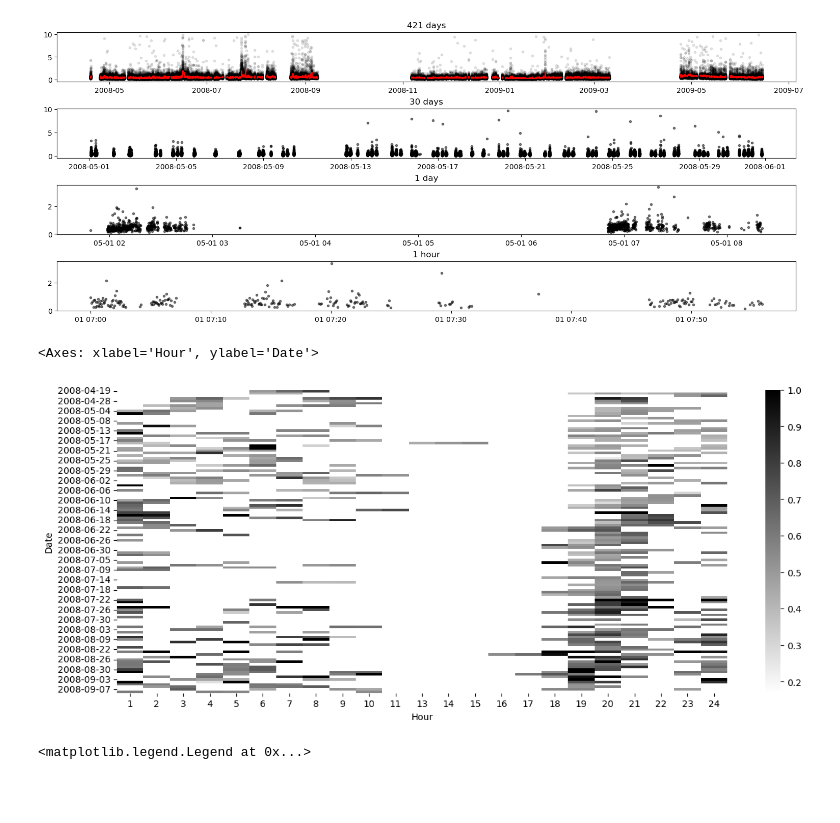
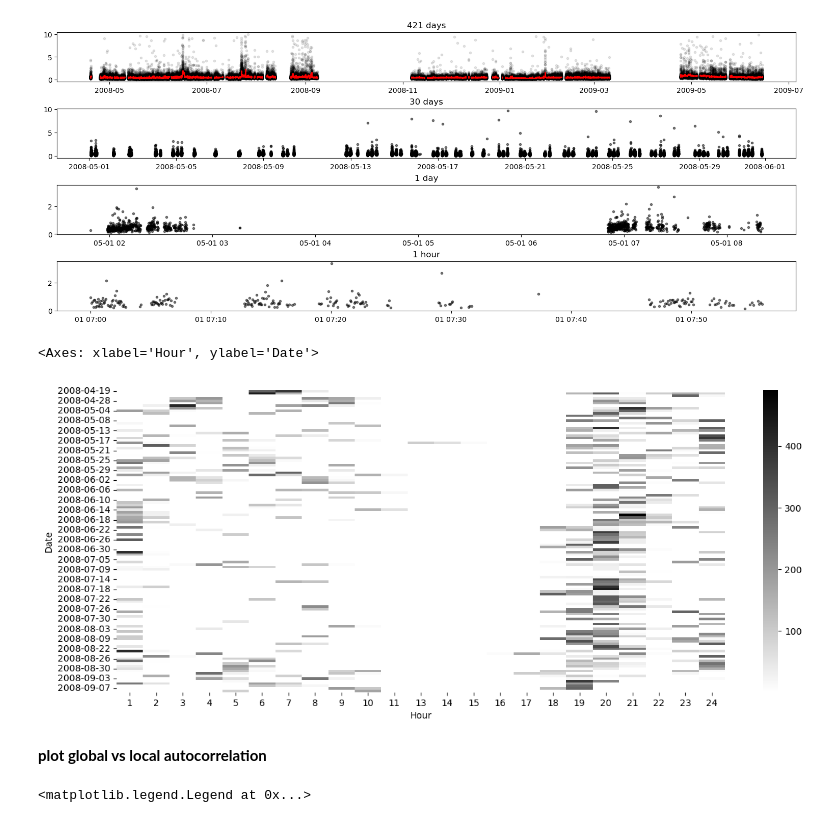
Before and after one commit to griegner/drift-diffusion, a Jupyter notebook: examples/03-reinagel-2013-dataset.ipynb, the cells around one changed output. Cells and saved outputs as stored; diff of their text form; code cells hidden in the pictures; blank space fills up the shorter version.

```diff
--- a/examples/03-reinagel-2013-dataset.ipynb
+++ b/examples/03-reinagel-2013-dataset.ipynb
@@ -98,17 +100,19 @@ axs[3].plot(df.loc["2008-05-01 07"]["RT"], ".", c="k", alpha=0.5)
 # %%
 import seaborn as sns
 
 df_heatmap = (
     df.loc["2008-04":"2008-09"]
     .assign(Date=lambda x: x.index.date, Hour=lambda x: x.index.hour + 1)
-    .pivot_table(index="Date", columns="Hour", values="RT", aggfunc="mean")
+    .pivot_table(index="Date", columns="Hour", values="RT", aggfunc="count")
 )
 
 fig, ax = plt.subplots(figsize=(15, 6))
-sns.heatmap(df_heatmap, cmap="binary", vmax=1, ax=ax)
+sns.heatmap(df_heatmap, cmap="binary", ax=ax)
 # %% [output]
 <Axes: xlabel='Hour', ylabel='Date'>
-[figure, old version]
+[figure, new version]
+# %% [markdown]
+**plot global vs local autocorrelation**
 # %%
 # ACF / PSD
 fig, axs = plt.subplots(ncols=3, figsize=(15, 3), sharey=False)
```
Also changed, not shown: parts of 11 cells of this notebook, 7 other files.
